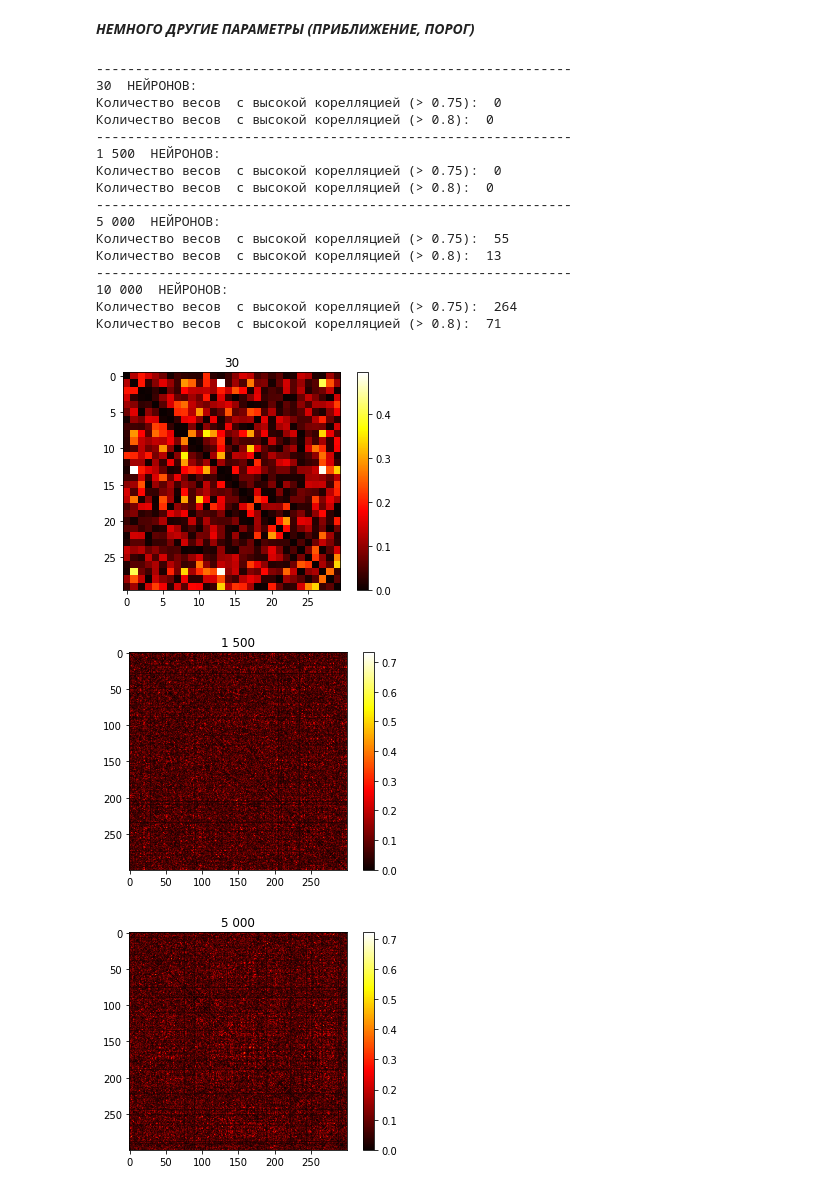
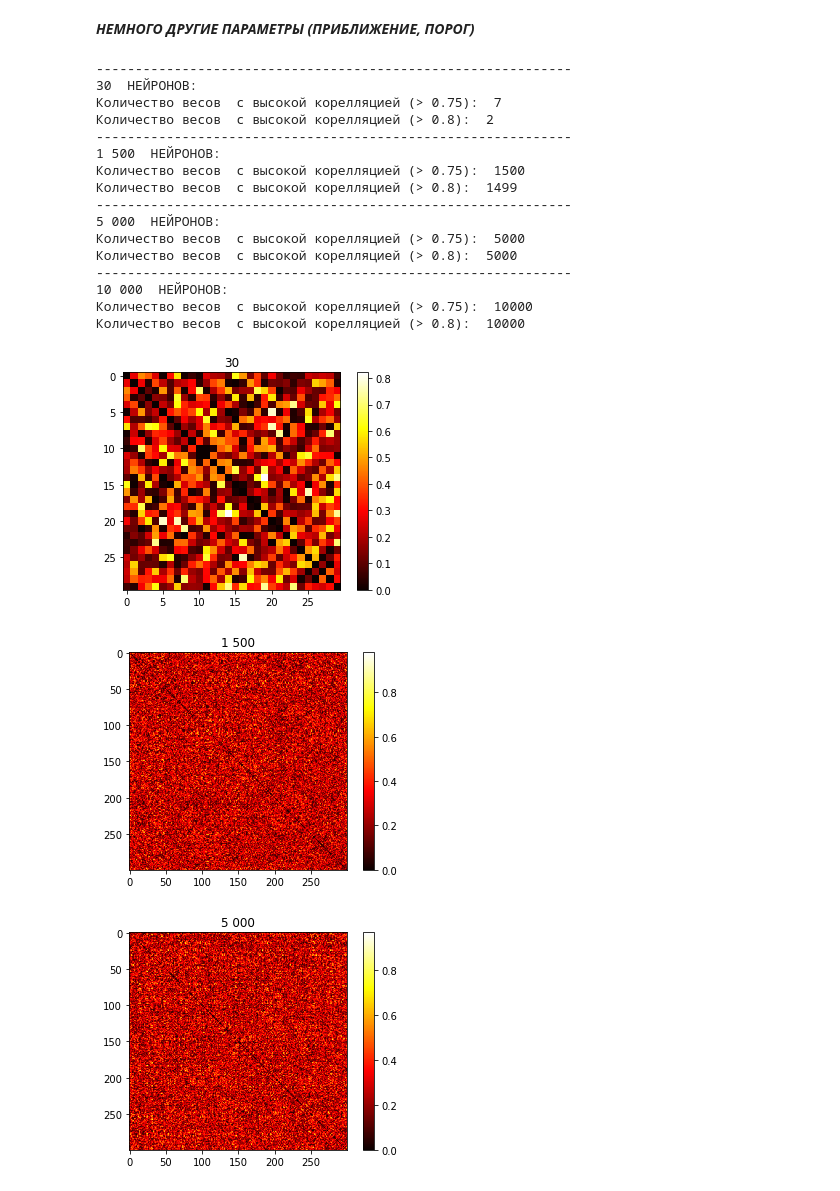
Before and after one commit to helenross636/magic_season, a Jupyter notebook: #Task14.ipynb, the cells around one changed output. Cells and saved outputs as stored; diff of their text form; code cells hidden in the pictures.

```diff
--- a/#Task14.ipynb
+++ b/#Task14.ipynb
@@ -53,7 +53,7 @@ text = ['30', '1 500', '5 000', '10 000']
 for k in range(4):
   print('-------------------------------------------------------------')
   print(text[k], ' НЕЙРОНОВ:')
-  w2 = np.transpose(models[k].layers[2].kernel)
+  w2 = (models[k].layers[3].kernel)
   print('размерность весовой матрицы: ', w2.shape)
   am = np.abs(np.corrcoef(w2))
   np.fill_diagonal(am, 0)
@@ -95,39 +95,39 @@ for k in range(4):
 # %%
 text = ['30', '1 500', '5 000', '10 000']
 
 for k in range(4):
   print('-------------------------------------------------------------')
   print(text[k], ' НЕЙРОНОВ:')
-  w2 = np.transpose(models[k].layers[2].kernel)
+  w2 = (models[k].layers[3].kernel)
   am = np.abs(np.corrcoef(w2))
   np.fill_diagonal(am, 0)
   plt.figure()
   plt.title(text[k])
   plt.imshow(am[:300, :300], cmap='hot')
   plt.colorbar()
 
   nn = [i for i, a in enumerate(am) if np.sum(a > 0.75) != 0]
   print('Количество весов  с высокой корелляцией (> 0.75): ',len(nn))
 
   nn = [i for i, a in enumerate(am) if np.sum(a > 0.8) != 0]
   print('Количество весов  с высокой корелляцией (> 0.8): ',len(nn))
 # %% [output]
 -------------------------------------------------------------
 30  НЕЙРОНОВ:
-Количество весов  с высокой корелляцией (> 0.75):  0
-Количество весов  с высокой корелляцией (> 0.8):  0
+Количество весов  с высокой корелляцией (> 0.75):  7
+Количество весов  с высокой корелляцией (> 0.8):  2
 -------------------------------------------------------------
 1 500  НЕЙРОНОВ:
-Количество весов  с высокой корелляцией (> 0.75):  0
-Количество весов  с высокой корелляцией (> 0.8):  0
+Количество весов  с высокой корелляцией (> 0.75):  1500
+Количество весов  с высокой корелляцией (> 0.8):  1499
 -------------------------------------------------------------
 5 000  НЕЙРОНОВ:
-Количество весов  с высокой корелляцией (> 0.75):  55
-Количество весов  с высокой корелляцией (> 0.8):  13
+Количество весов  с высокой корелляцией (> 0.75):  5000
+Количество весов  с высокой корелляцией (> 0.8):  5000
 -------------------------------------------------------------
 10 000  НЕЙРОНОВ:
-Количество весов  с высокой корелляцией (> 0.75):  264
-Количество весов  с высокой корелляцией (> 0.8):  71
+Количество весов  с высокой корелляцией (> 0.75):  10000
+Количество весов  с высокой корелляцией (> 0.8):  10000
-[figure, old version]
+[figure, new version]
-[figure, old version]
+[figure, new version]
-[figure, old version]
+[figure, new version]
```
Also changed, not shown: parts of 3 cells of this notebook.
